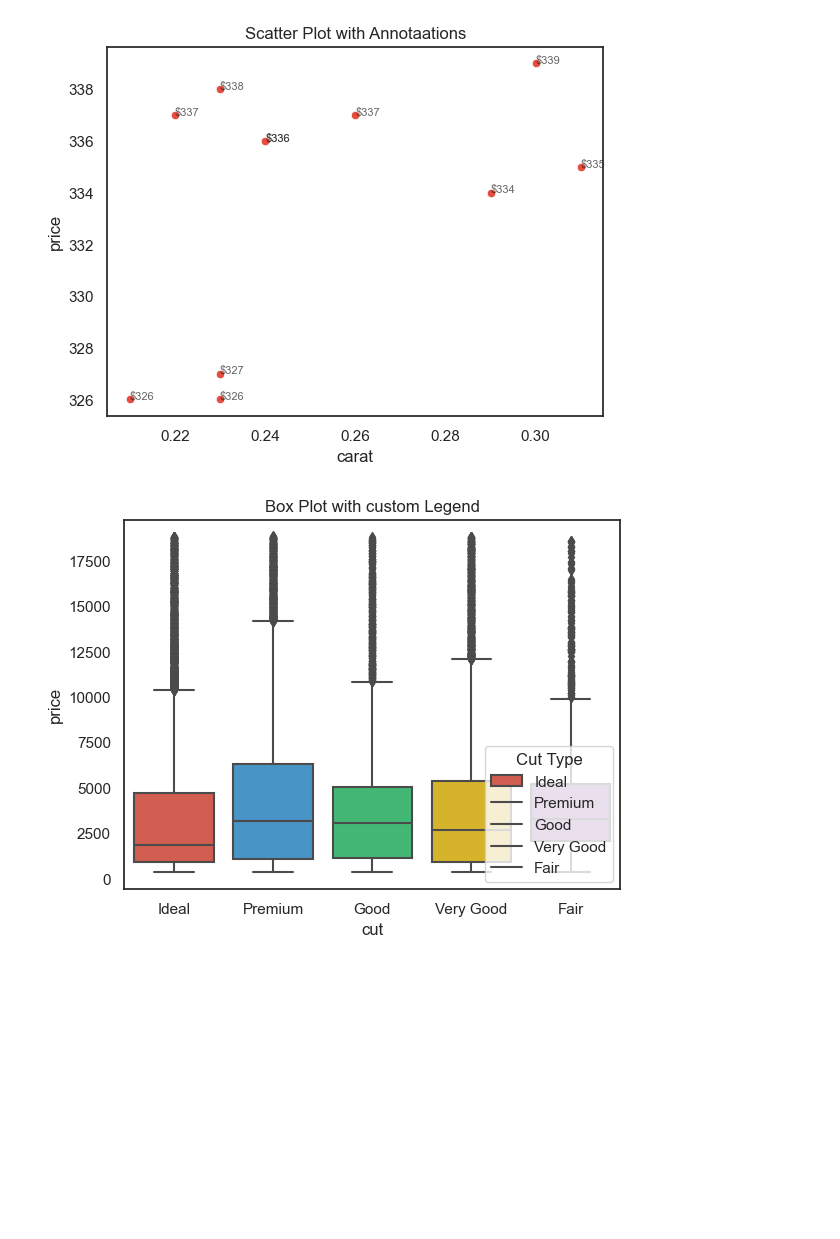
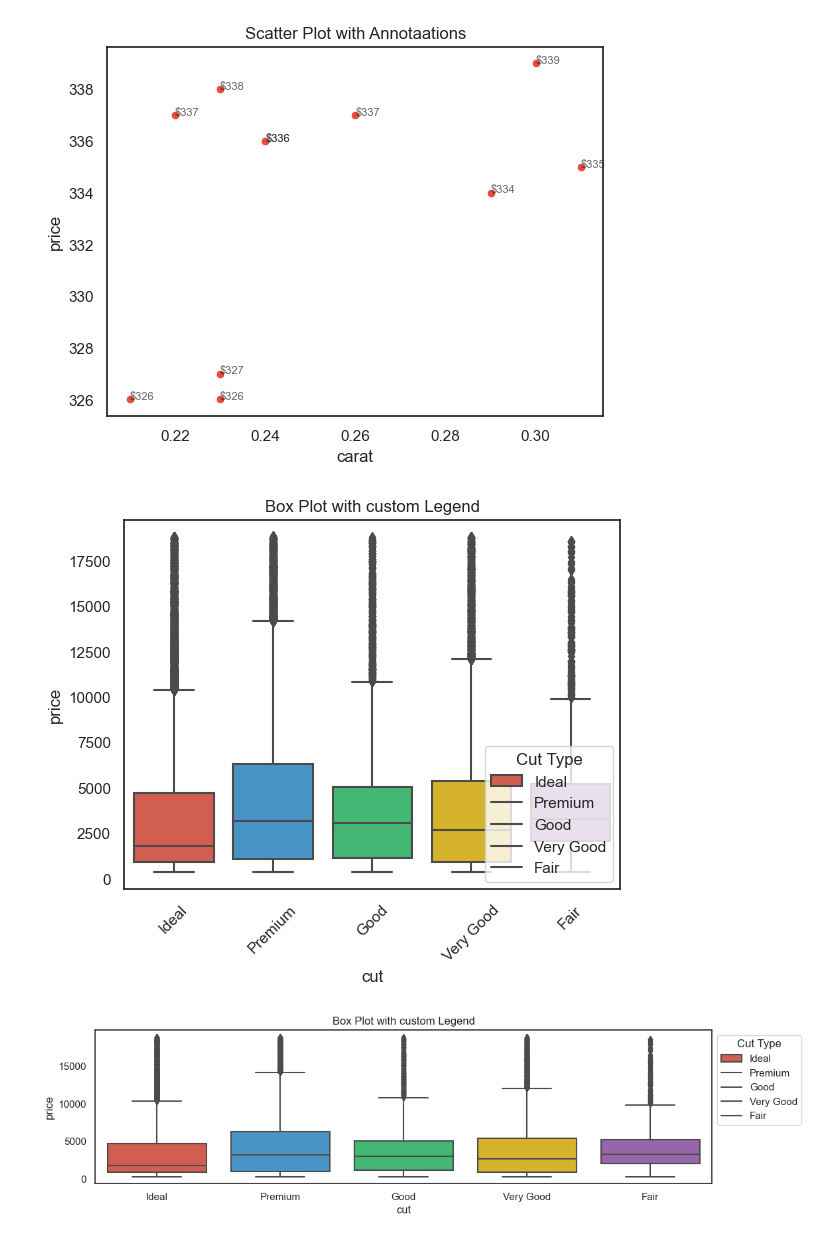
Before and after one commit to ChenniDJack/IntellipaatWorkSpace, a Jupyter notebook: LiveClass/Pandas_2025_04_12/Youtube/Matpotlib_Seaborn_Handson_21_04_2025.ipynb, the cells around one changed output. Drawn from its saved outputs; the diff is of its cells as text; code cells hidden in the pictures; blank space fills up the shorter version.

```diff
--- a/LiveClass/Pandas_2025_04_12/Youtube/Matpotlib_Seaborn_Handson_21_04_2025.ipynb
+++ b/LiveClass/Pandas_2025_04_12/Youtube/Matpotlib_Seaborn_Handson_21_04_2025.ipynb
@@ -447,17 +447,31 @@ for i in range(len(data2)):
 plt.show()
 # %% [output]
 [figure]
+# %%
+# Customizing the lenge and rotating xticks
+sns.boxplot(x="cut", y='price', data=data)
+plt.legend(title="Cut Type", labels=data["cut"].unique(), loc="best", frameon=True)
+plt.title("Box Plot with custom Legend")
+plt.xticks(rotation=45)
+plt.show()
+
+# Option Loc:
+# 'best', 'upper right', 'upper left', 'lower left', 'lower right',
+# 'right', 'center left', 'center right', 'lower center',
+# 'upper center', 'center'
+# %% [output]
+[figure, added]
 # %%
 # Customizing the lenge
-fig = plt.figer
+fig = plt.figure(figsize=(12,3))
 sns.boxplot(x="cut", y='price', data=data)
-plt.legend(title="Cut Type", labels=data["cut"].unique(), loc="best", frameon=True)
+plt.legend(title="Cut Type", labels=data["cut"].unique(), loc="best", frameon=True, bbox_to_anchor=(1,1))
 plt.title("Box Plot with custom Legend")
 plt.show()
 
 # Option Loc:
 # 'best', 'upper right', 'upper left', 'lower left', 'lower right',
 # 'right', 'center left', 'center right', 'lower center',
 # 'upper center', 'center'
 # %% [output]
-[figure, old version]
+[figure, new version]
```
Also changed, not shown: parts of 4 cells of this notebook.
